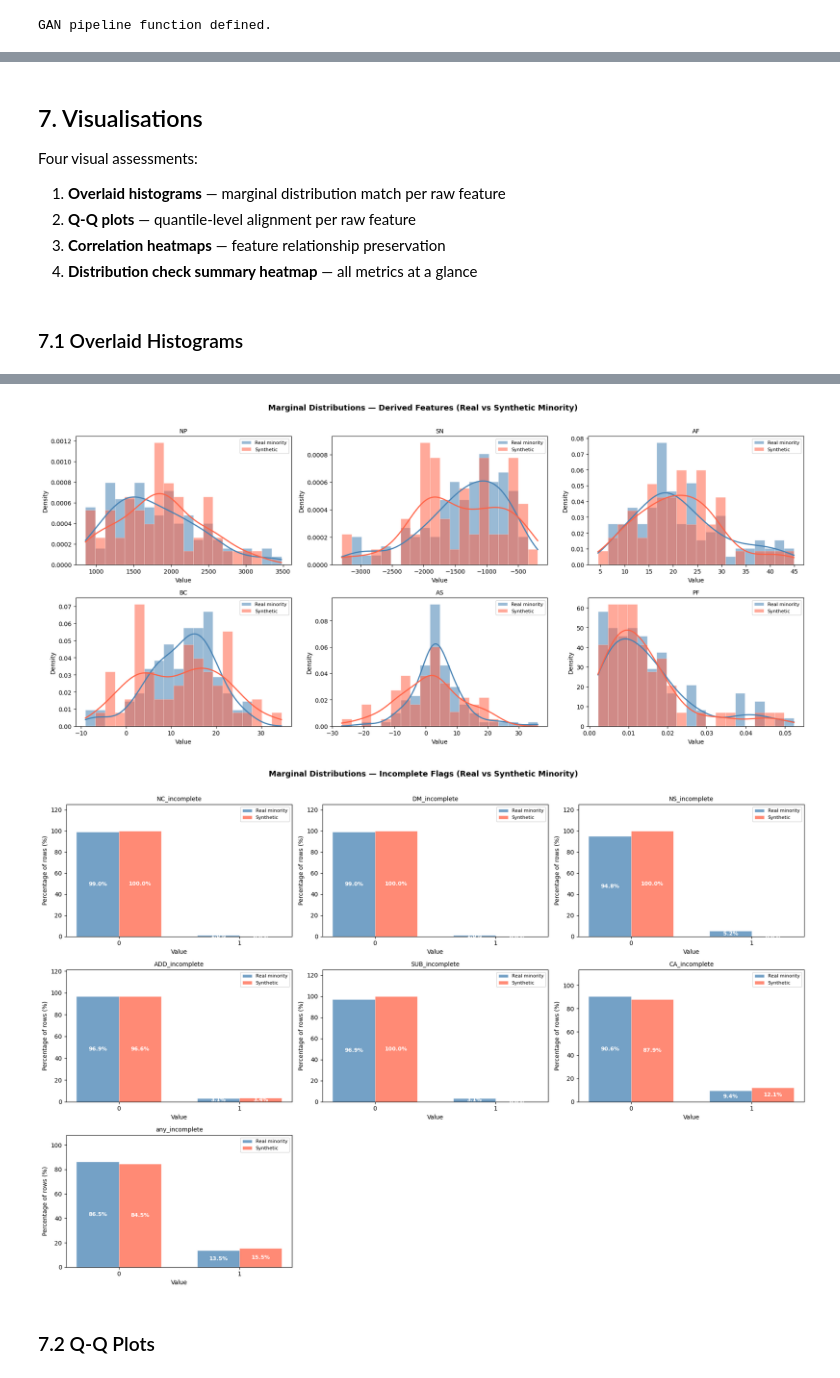
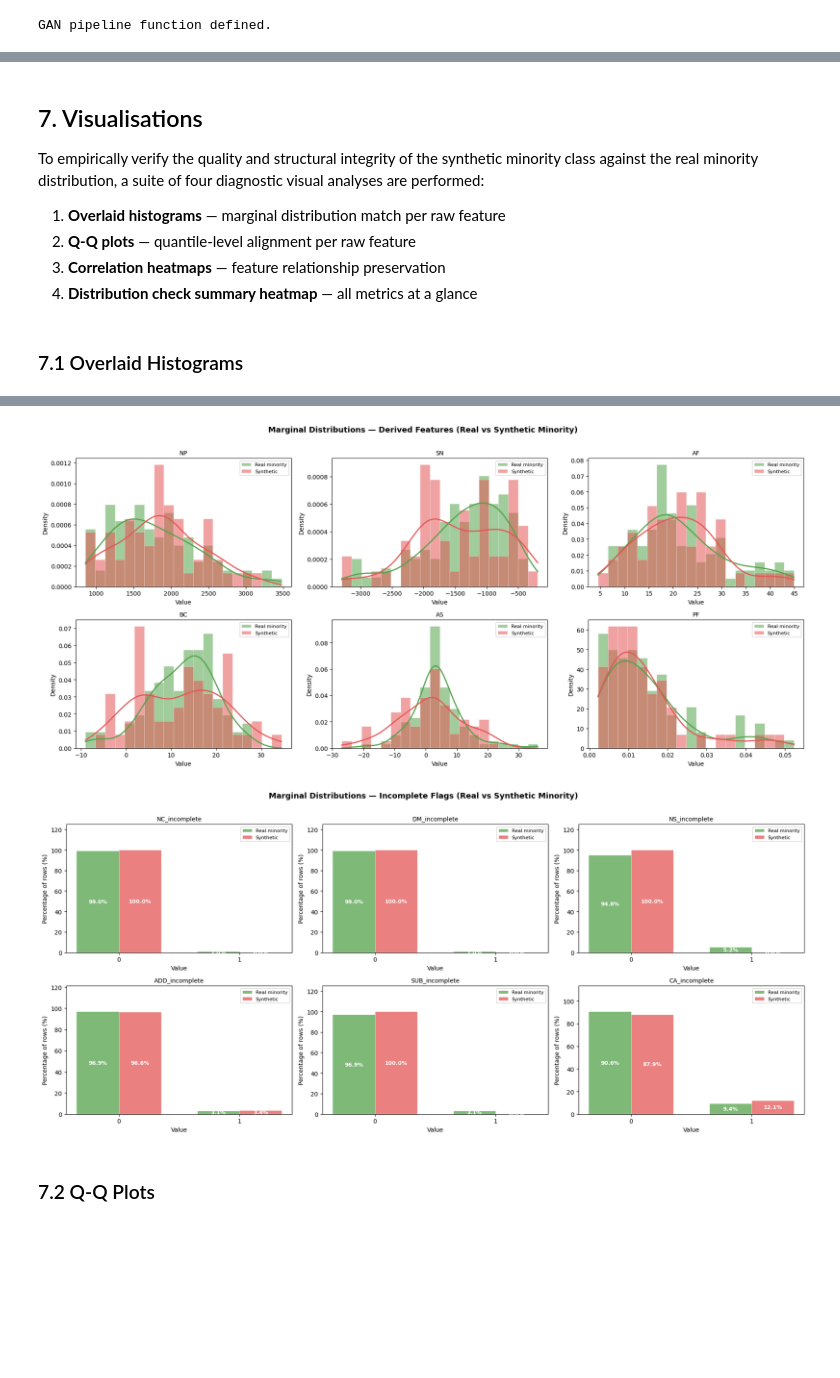
Before and after one commit to DysCalc/DysCalc-ML-Development, a Jupyter notebook: notebooks/synthetic_data_generation.ipynb, the cells around one changed output, grey strips where cells are left out. Cells and saved outputs as stored; diff of their text form; code cells hidden in the pictures; blank space fills up the shorter version.

```diff
--- a/notebooks/synthetic_data_generation.ipynb
+++ b/notebooks/synthetic_data_generation.ipynb
@@ -159,9 +190,10 @@ def distribution_check(
     df_syn_min: pd.DataFrame,
     df_train_min_full: pd.DataFrame,
     features: list,
+    ks_pval: float = 0.05,
     T_mu: float = 0.10,
-    T_sigma: float = 0.17,
-    T_med: float = 0.12,
+    T_sigma: float = 0.15,
+    T_med: float = 0.1,
     T_skew: float = 0.75,
     T_kurt: float = 1.5,
     JSD_THRESHOLD: float = 0.10,
@@ -170,7 +202,7 @@ def distribution_check(
     Statistical similarity check between real and synthetic minority-class data.
     Returns (all_pass: bool, results: pd.DataFrame).
 
-    Checks per feature (Eq. 3.14 – 3.25):
+    Checks per feature (Eq. 3.14 - 3.25):
       KS test       — H0: same distribution; reject at α=0.05
       JSD           — Jensen-Shannon divergence over 20 bins < JSD_THRESHOLD
       Δμ, Δσ, Δmed  — normalised mean / std / median differences
@@ -179,7 +211,7 @@ def distribution_check(
     all_pass_global = True
     results = []
 
-    hdr = f"{'Feature':<10} {'KS (p>0.05)':>22} {'JSD':>18} {'Δμ':>18} {'Δσ':>18} {'Δmed':>18} {'Δskew':>18} {'Δkurt':>18} {'ALL':>6}"
+    hdr = f"{'Feature':<10} {f'KS (p>{ks_pval})':>22} {'JSD':>18} {'Δμ':>18} {'Δσ':>18} {'Δmed':>18} {'Δskew':>18} {'Δkurt':>18} {'ALL':>6}"
     print(hdr)
     print('-' * len(hdr))
 
@@ -189,7 +221,7 @@ def distribution_check(
 
         # KS test (Eq. 3.14)
         ks_stat, p_value = stats.ks_2samp(real_f, syn_f)
-        ks_pass = p_value > 0.05
+        ks_pass = p_value > ks_pval
         ks_str  = f"D={ks_stat:.4f} p={p_value:.4f} {'✓' if ks_pass else '✗'}"
 
         # Summary statistics
@@ -239,9 +271,9 @@ def distribution_check(
         ))
 
     print('-' * len(hdr))
-    print('Overall:', 'ALL FEATURES PASS ✓' if all_pass_global else 'Some features FAILED ❌')
+    print('Overall:', 'ALL FEATURES PASS ✓' if all_pass_global else 'Some features FAILED ✗')
     return all_pass_global, pd.DataFrame(results)
 
 
-print('distribution_check() defined.')
+print("distribution_check helper function loaded.")
 # %% [output]
@@ -303,13 +337,12 @@ GAN_SEARCH_GRID = [
 
 # Default thresholds for the statistical measurements
 DIST_THRESHOLDS = dict(
-    T_mu=0.10, T_sigma=0.15, T_med=0.1,
+    ks_pval = 0.05, T_mu=0.10, T_sigma=0.15, T_med=0.1,
     T_skew=0.75, T_kurt=1.5, JSD_THRESHOLD=0.10
 )
 
 # Fit scaler once on real minority data
 scaler_global = StandardScaler().fit(df_min_all[GAN_FEATURES])
-
 
 def run_gan_pipeline(config, seed=SEED, thresholds=None):
     """Train GANs, post-process, filter, and check distribution for one config."""
@@ -683,7 +716,7 @@ Balanced training set:
 # %% [markdown]
 ## 7. Visualisations
 
-Four visual assessments:
+To empirically verify the quality and structural integrity of the synthetic minority class against the real minority distribution, a suite of four diagnostic visual analyses are performed:
 1. **Overlaid histograms** — marginal distribution match per raw feature
 2. **Q-Q plots** — quantile-level alignment per raw feature
 3. **Correlation heatmaps** — feature relationship preservation
@@ -694,7 +727,7 @@ Four visual assessments:
 FEATURE_GROUPS = {
     'Raw Features': RAW_FEATURES,
     'Derived Features': ['NP', 'SN', 'AF', 'BC', 'AS', 'PF'],
-    'Incomplete Flags': [f + '_incomplete' for f in RAW_FEATURES] + ['any_incomplete'],
+    'Incomplete Flags': [f + '_incomplete' for f in RAW_FEATURES],
 }
 df_train_vis = df_train_full[df_train_full['Label'] == 1]
 
@@ -709,7 +742,7 @@ for group_name, feature_list in FEATURE_GROUPS.items():
         real_vals = df_train_vis[f]
         syn_vals  = df_selected_full[f]
 
-        if f.endswith('_incomplete') or f == 'any_incomplete':
+        if f.endswith('_incomplete'):
             categories = np.array([0, 1])
             real_pct = [((real_vals == value).mean() * 100) for value in categories]
             syn_pct  = [((syn_vals == value).mean() * 100) for value in categories]
@@ -717,10 +750,10 @@ for group_name, feature_list in FEATURE_GROUPS.items():
             width = 0.35
 
             real_bars = ax.bar(x - width / 2, real_pct, width,
-                               color='steelblue', alpha=0.75,
+                               color=REAL_COLOR, alpha=0.75,
                                label='Real minority', edgecolor='white', linewidth=0.4)
             syn_bars = ax.bar(x + width / 2, syn_pct, width,
-                              color='tomato', alpha=0.75,
+                              color=SYNTHETIC_COLOR, alpha=0.75,
                               label='Synthetic', edgecolor='white', linewidth=0.4)
 
             ax.set_xticks(x)
@@ -737,17 +770,16 @@ for group_name, feature_list in FEATURE_GROUPS.items():
         else:
             bins = np.histogram_bin_edges(np.concatenate([real_vals, syn_vals]), bins=20)
 
-            ax.hist(real_vals, bins=bins, alpha=0.55, color='steelblue',
+            ax.hist(real_vals, bins=bins, alpha=0.55, color=REAL_COLOR,
                     label='Real minority', density=True, edgecolor='white', linewidth=0.4)
-            ax.hist(syn_vals,  bins=bins, alpha=0.55, color='tomato',
+            ax.hist(syn_vals,  bins=bins, alpha=0.55, color=SYNTHETIC_COLOR,
                     label='Synthetic',    density=True, edgecolor='white', linewidth=0.4)
 
             # KDE curves for non-degenerate distributions
-            from scipy.stats import gaussian_kde
             if len(np.unique(real_vals)) > 1 and len(np.unique(syn_vals)) > 1:
                 xgrid = np.linspace(bins[0], bins[-1], 200)
-                ax.plot(xgrid, gaussian_kde(real_vals)(xgrid), color='steelblue', lw=2)
-                ax.plot(xgrid, gaussian_kde(syn_vals)(xgrid),  color='tomato',    lw=2)
+                ax.plot(xgrid, gaussian_kde(real_vals)(xgrid), color=REAL_COLOR, lw=2)
+                ax.plot(xgrid, gaussian_kde(syn_vals)(xgrid),  color=SYNTHETIC_COLOR,    lw=2)
 
             ax.set_ylabel('Density')
 
@@ -773,5 +805,5 @@ for group_name, feature_list in FEATURE_GROUPS.items():
-[figure, old version]
+[figure, new version]
-[figure, old version]
+[figure, new version]
 # %% [markdown]
 ### 7.2 Q-Q Plots
 # %%
```
Also changed, not shown: parts of 34 cells of this notebook, 20 other files.
